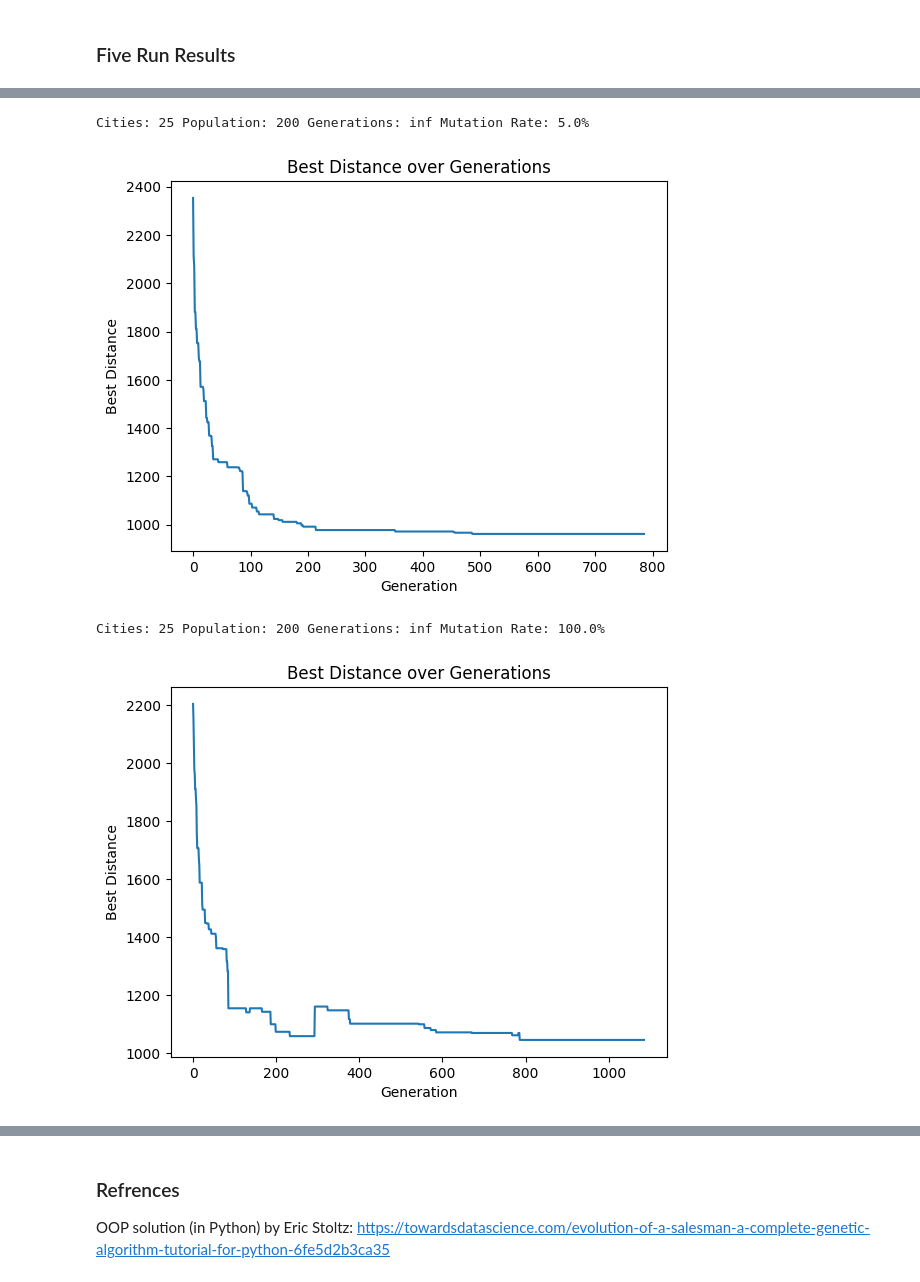
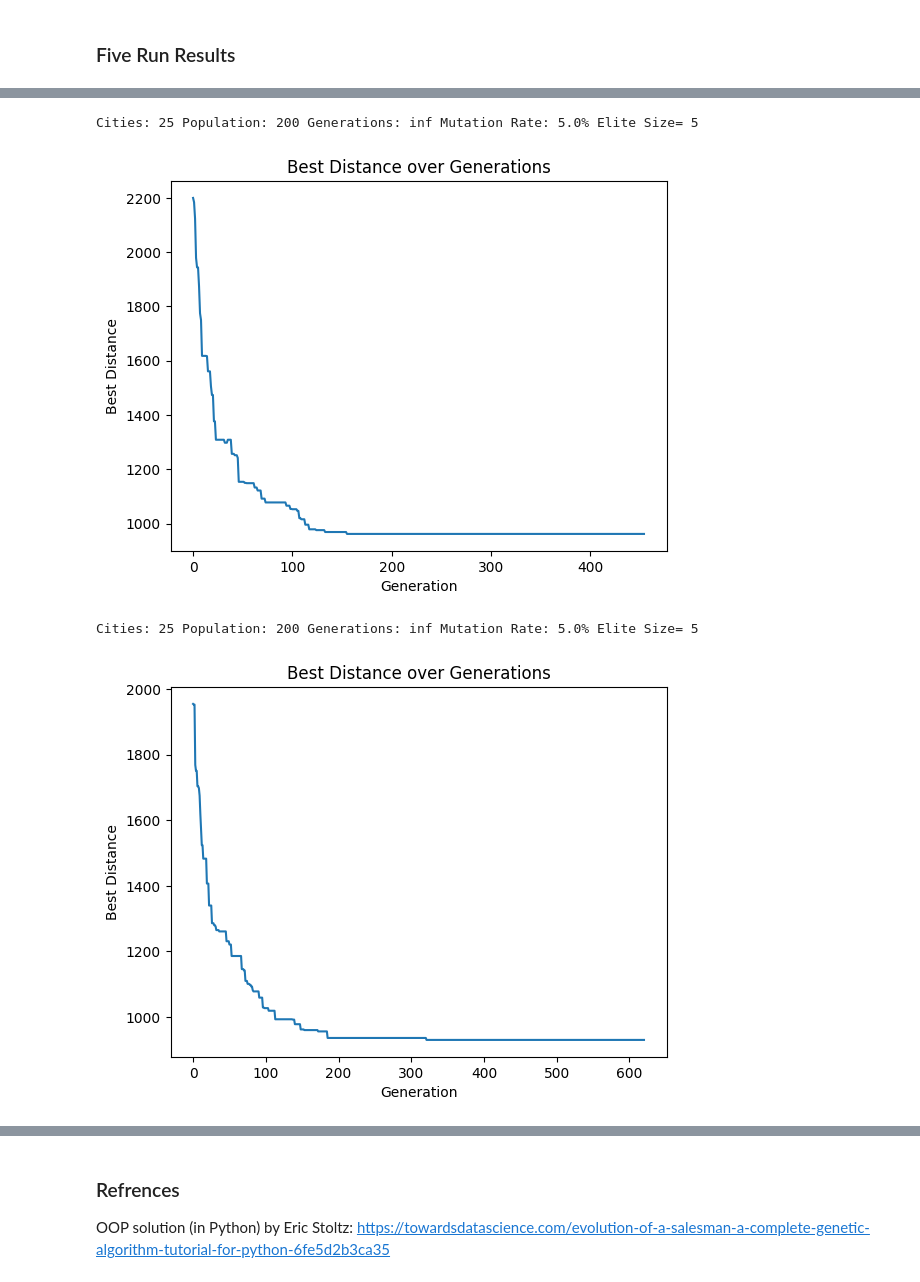
Before and after one commit to Q-Wrld97/TSP-Using-Genetic-Algorithm, a Jupyter notebook: a2_leq2019.ipynb, the cells around one changed output, grey strips where cells are left out. Cells and saved outputs as stored; diff of their text form; code cells hidden in the pictures.

```diff
--- a/a2_leq2019.ipynb
+++ b/a2_leq2019.ipynb
@@ -438,28 +438,30 @@ def calculate_total_distance(route, city_positions):
     total_distance += int(calculate_distance(city_positions[route[-1]], city_positions[route[0]])) #back to start
     return total_distance
 
+import math
+
 if __name__ == "__main__":
     cityList = generate_cities(5) # 5 cities
     start_time = time.time() # record start time
     all_routes = generate_all_routes(list(cityList.keys()))
     best_route = None
-    best_distance = 0
+    best_distance = math.inf # set initial best_distance to infinity
     for route in all_routes:
         total_distance = calculate_total_distance(route, cityList)
-        if total_distance < best_distance:
+        if total_distance < best_distance: # if the total distance is less than the best distance
             best_route = route
             best_distance = total_distance
     end_time = time.time() # record end time
     print(f"5 cities: Best solution: {best_route} Best Distance: {best_distance}. Time taken: {(end_time-start_time)*1000}ms")
 
-    cityList = generate_cities(10) # 6 cities
+    cityList = generate_cities(10) # 10 cities
     start_time = time.time() # record start time
     all_routes = generate_all_routes(list(cityList.keys()))
     best_route = None
-    best_distance = 0
+    best_distance = math.inf # set initial best_distance to infinity
     for route in all_routes:
         total_distance = calculate_total_distance(route, cityList)
-        if total_distance < best_distance:
+        if total_distance < best_distance: # if the total distance is less than the best distance
             best_route = route
             best_distance = total_distance
     end_time = time.time() # record end time
@@ -470,6 +472,7 @@ if __name__ == "__main__":
     generation  = 0
     max_generations = 100
     mutation_rate = 0.05
+    eliteSize= 5
     cityList = generate_cities(cities)
 
     population = create_Initial_Population(population,cities)
@@ -478,7 +481,7 @@ if __name__ == "__main__":
 
     start_time = time.time() # record start time for genetic algorithm
     while generation < max_generations:
-        population, fitnessArray, bestSolution, bestDistance = evolution(population, fitnessArray, mutation_rate,cityList)
+        population, fitnessArray, bestSolution, bestDistance = evolution(population, fitnessArray, mutation_rate,cityList,eliteSize)
 
         generation += 1
 
@@ -499,9 +502,10 @@ if __name__ == "__main__":
     generation  = 0
     max_generations = math.inf
     mutation_rate = 0.05
+    eliteSize= 5
     cityList = generate_cities(cities)
 
-    print(f"Cities: {cities} Population: {population} Generations: {max_generations} Mutation Rate: {mutation_rate*100}% \n\n\n")
+    print(f"Cities: {cities} Population: {population} Generations: {max_generations} Mutation Rate: {mutation_rate*100}% Elite Size= {eliteSize} \n\n\n")
     population = create_Initial_Population(population,cities)
     fitnessArray = fitness(population,cityList)
     bestSolution, bestDistance = best_fitness(population, fitnessArray)
@@ -511,7 +515,7 @@ if __name__ == "__main__":
 
     last_two_hundred_distances = []
     while generation < max_generations:
-        population, fitnessArray, bestSolution, bestDistance = evolution(population, fitnessArray, mutation_rate,cityList)
+        population, fitnessArray, bestSolution, bestDistance = evolution(population, fitnessArray, mutation_rate,cityList,eliteSize)
 
 
         # Add the new bestDistance to the list
@@ -540,5 +544,5 @@ Cities: 25 Population: 100 Generations: inf Mutation Rate: 5.0%
 # %%
-import matplotlib.pyplot as plt
+
 
 if __name__ == "__main__":
     cities = 25
@@ -546,9 +550,10 @@ if __name__ == "__main__":
     generation  = 0
     max_generations = math.inf
     mutation_rate = 0.50
+    eliteSize= 5
     cityList = generate_cities(cities)
 
-    print(f"Cities: {cities} Population: {population} Generations: {max_generations} Mutation Rate: {mutation_rate*100}% \n\n\n")
+    print(f"Cities: {cities} Population: {population} Generations: {max_generations} Mutation Rate: {mutation_rate*100}% Elite Size= {eliteSize} \n\n\n")
     population = create_Initial_Population(population,cities)
     fitnessArray = fitness(population,cityList)
     bestSolution, bestDistance = best_fitness(population, fitnessArray)
@@ -558,7 +563,7 @@ if __name__ == "__main__":
 
     last_two_hundred_distances = []
     while generation < max_generations:
-        population, fitnessArray, bestSolution, bestDistance = evolution(population, fitnessArray, mutation_rate,cityList)
+        population, fitnessArray, bestSolution, bestDistance = evolution(population, fitnessArray, mutation_rate,cityList,eliteSize)
 
 
         # Add the new bestDistance to the list
@@ -587,5 +592,5 @@ Cities: 25 Population: 100 Generations: inf Mutation Rate: 50.0%
 # %%
-import matplotlib.pyplot as plt
+
 
 if __name__ == "__main__":
     cities = 25
@@ -593,9 +598,10 @@ if __name__ == "__main__":
     generation  = 0
     max_generations = math.inf
     mutation_rate = 0.05
+    eliteSize= 5
     cityList = generate_cities(cities)
 
-    print(f"Cities: {cities} Population: {population} Generations: {max_generations} Mutation Rate: {mutation_rate*100}% \n\n\n")
+    print(f"Cities: {cities} Population: {population} Generations: {max_generations} Mutation Rate: {mutation_rate*100}% Elite Size= {eliteSize} \n\n\n")
     population = create_Initial_Population(population,cities)
     fitnessArray = fitness(population,cityList)
     bestSolution, bestDistance = best_fitness(population, fitnessArray)
@@ -605,7 +611,7 @@ if __name__ == "__main__":
 
     last_two_hundred_distances = []
     while generation < max_generations:
-        population, fitnessArray, bestSolution, bestDistance = evolution(population, fitnessArray, mutation_rate,cityList)
+        population, fitnessArray, bestSolution, bestDistance = evolution(population, fitnessArray, mutation_rate,cityList,eliteSize)
 
 
         # Add the new bestDistance to the list
@@ -629,53 +635,54 @@ if __name__ == "__main__":
     plt.title('Best Distance over Generations')
     plt.show()
 # %% [output]
-Cities: 25 Population: 200 Generations: inf Mutation Rate: 5.0%
+Cities: 25 Population: 200 Generations: inf Mutation Rate: 5.0% Elite Size= 5
-[figure, old version]
+[figure, new version]
 # %%
-import matplotlib.pyplot as plt
+
 
 if __name__ == "__main__":
     cities = 25
     population = 200
     generation  = 0
     max_generations = math.inf
-    mutation_rate = 1.00
+    mutation_rate = 0.05
+    eliteSize= 5
     cityList = generate_cities(cities)
 
-    print(f"Cities: {cities} Population: {population} Generations: {max_generations} Mutation Rate: {mutation_rate*100}% \n\n\n")
+    print(f"Cities: {cities} Population: {population} Generations: {max_generations} Mutation Rate: {mutation_rate*100}% Elite Size= {eliteSize} \n\n\n")
     population = create_Initial_Population(population,cities)
     fitnessArray = fitness(population,cityList)
     bestSolution, bestDistance = best_fitness(population, fitnessArray)
 
     # Create a list to store the best distances for each generation
     bestDistances = [bestDistance]
 
     last_two_hundred_distances = []
     while generation < max_generations:
-        population, fitnessArray, bestSolution, bestDistance = evolution(population, fitnessArray, mutation_rate,cityList)
+        population, fitnessArray, bestSolution, bestDistance = evolution(population, fitnessArray, mutation_rate,cityList,eliteSize)
 
 
         # Add the new bestDistance to the list
         last_two_hundred_distances.append(bestDistance)
         bestDistances.append(bestDistance)
 
         # If there are more than 300 distances in the list, remove the oldest one
         if len(last_two_hundred_distances) > 300:
             last_two_hundred_distances.pop(0)
 
         # Check if all distances in the list are the same, but only after 300 generations
         if generation >= 300 and len(set(last_two_hundred_distances)) == 1:
             break
 
         generation += 1
 
     # Plotting the best distances
     plt.plot(bestDistances)
     plt.xlabel('Generation')
     plt.ylabel('Best Distance')
     plt.title('Best Distance over Generations')
     plt.show()
 # %% [output]
-Cities: 25 Population: 200 Generations: inf Mutation Rate: 100.0%
+Cities: 25 Population: 200 Generations: inf Mutation Rate: 5.0% Elite Size= 5
-[figure, old version]
+[figure, new version]
 # %%
```
Also changed, not shown: parts of 9 cells of this notebook, 1 other file.
